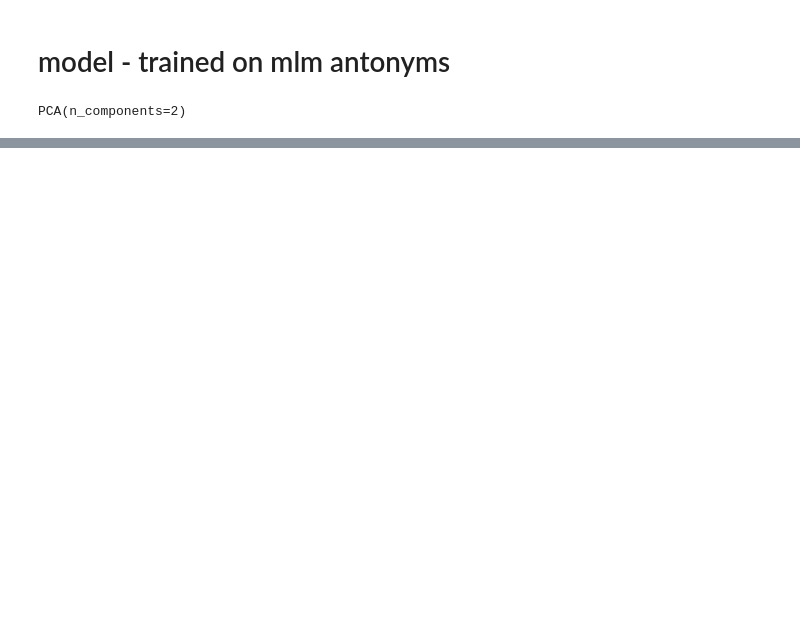
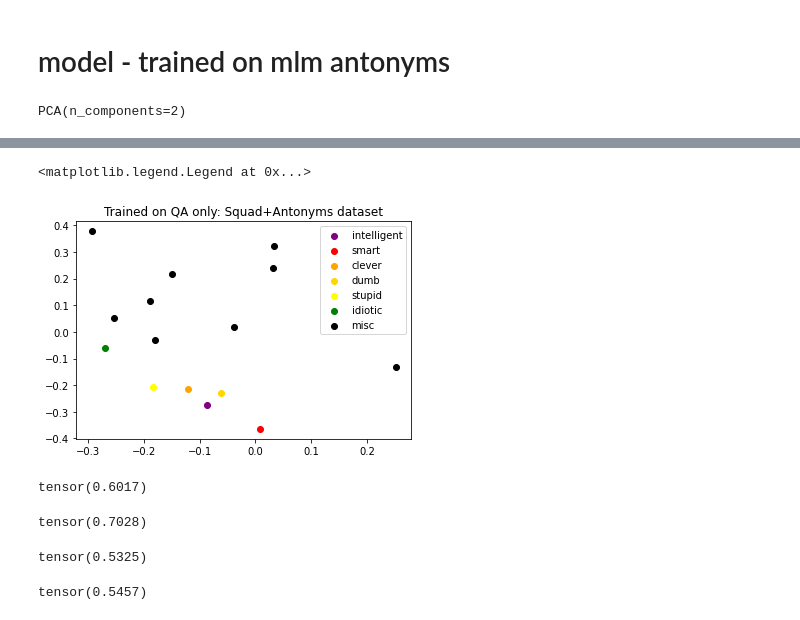
Before and after one commit to notsambeck/nlp-final, a Jupyter notebook: visualizing_embeddings.ipynb, the cells around one changed output, grey strips where cells are left out. Saved outputs shown, nothing was run; the diff lists cells and outputs as text; code cells hidden in the pictures; blank space fills up the shorter version.

```diff
--- a/visualizing_embeddings.ipynb
+++ b/visualizing_embeddings.ipynb
@@ -103,0 +120,28 @@ plt.legend()
+# %%
+colors = ['purple', 'red', 'orange', 'gold', 'yellow', 'green']
+for i, word in enumerate(intelligence_words):
+    t = pca.transform(get_embedding_matrix([word]))
+    plt.scatter(t[:,0], t[:,1], c=colors[i], label=word)
+others = pca.transform(get_embedding_matrix(other_words))
+plt.scatter(others[:,0], others[:,1], c='k', label='misc')
+plt.title('Trained on QA only: Squad+Antonyms dataset')
+plt.legend()
+# %% [output]
+<matplotlib.legend.Legend at 0x...>
+[figure, added]
+# %%
+torch.norm(get_embedding('smart') - get_embedding('dumb'))
+# %% [output]
+tensor(0.6017)
+# %%
+torch.norm(get_embedding('intelligent') - get_embedding('stupid'))
+# %% [output]
+tensor(0.7028)
+# %%
+torch.norm(get_embedding('smart') - get_embedding('intelligent'))
+# %% [output]
+tensor(0.5325)
+# %%
+torch.norm(get_embedding('dumb') - get_embedding('stupid'))
+# %% [output]
+tensor(0.5457)
```
Also changed, not shown: parts of 8 cells of this notebook.
